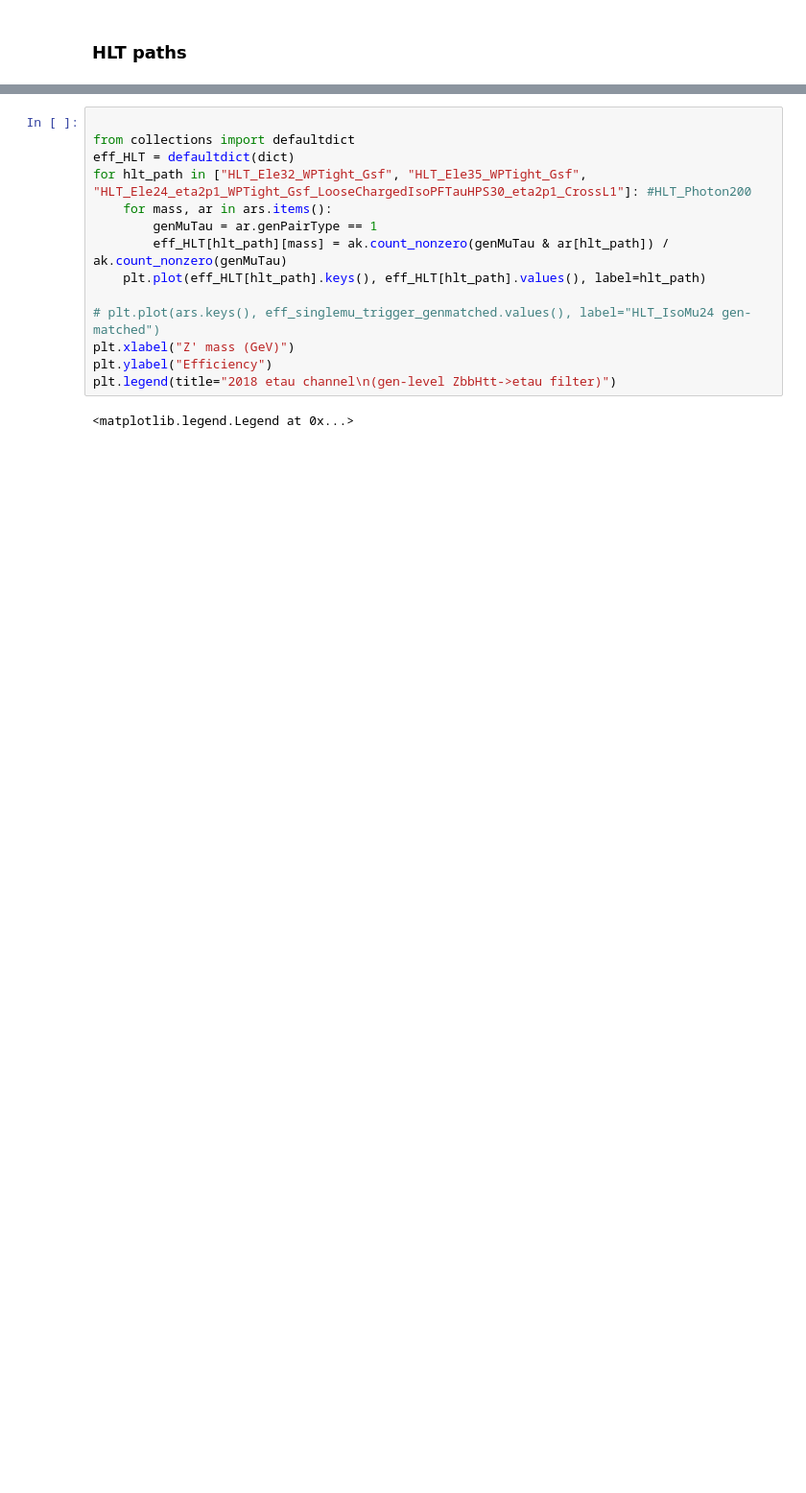
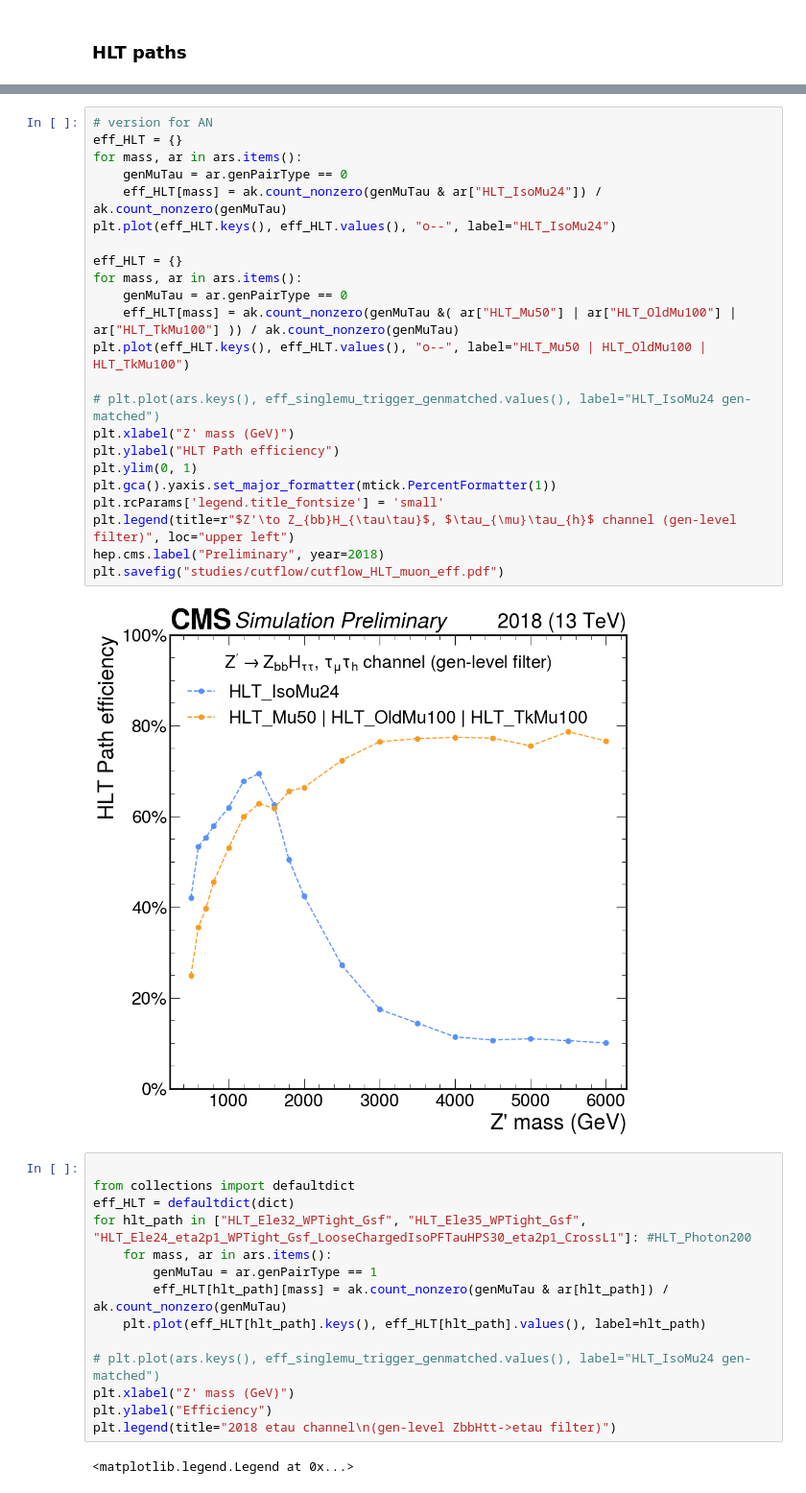
Before and after one commit to tcuisset/hhbbtt-analysis, a Jupyter notebook: studies/cutflow/cutflow.ipynb, the cells around one changed output, grey strips where cells are left out. Shown at 96% size. Cells and saved outputs as stored; diff of their text form; blank space fills up the shorter version.

```diff
--- a/studies/cutflow/cutflow.ipynb
+++ b/studies/cutflow/cutflow.ipynb
@@ -283,5 +333,30 @@ plt.savefig("studies/cutflow/cutflow_HLT_muon_eff.pdf")
 # %% [output]
 [figure]
+# %%
+# version for AN
+eff_HLT = {}
+for mass, ar in ars.items():
+    genMuTau = ar.genPairType == 0
+    eff_HLT[mass] = ak.count_nonzero(genMuTau & ar["HLT_IsoMu24"]) / ak.count_nonzero(genMuTau)
+plt.plot(eff_HLT.keys(), eff_HLT.values(), "o--", label="HLT_IsoMu24")
+
+eff_HLT = {}
+for mass, ar in ars.items():
+    genMuTau = ar.genPairType == 0
+    eff_HLT[mass] = ak.count_nonzero(genMuTau &( ar["HLT_Mu50"] | ar["HLT_OldMu100"] | ar["HLT_TkMu100"] )) / ak.count_nonzero(genMuTau)
+plt.plot(eff_HLT.keys(), eff_HLT.values(), "o--", label="HLT_Mu50 | HLT_OldMu100 | HLT_TkMu100")
+
+# plt.plot(ars.keys(), eff_singlemu_trigger_genmatched.values(), label="HLT_IsoMu24 gen-matched")
+plt.xlabel("Z' mass (GeV)")
+plt.ylabel("HLT Path efficiency")
+plt.ylim(0, 1)
+plt.gca().yaxis.set_major_formatter(mtick.PercentFormatter(1))
+plt.rcParams['legend.title_fontsize'] = 'small'
+plt.legend(title=r"$Z'\to Z_{bb}H_{\tau\tau}$, $\tau_{\mu}\tau_{h}$ channel (gen-level filter)", loc="upper left")
+hep.cms.label("Preliminary", year=2018)
+plt.savefig("studies/cutflow/cutflow_HLT_muon_eff.pdf")
+# %% [output]
+[figure, added]
 # %%
 
 from collections import defaultdict
```
Also changed, not shown: parts of 9 cells of this notebook, 9 other files.
